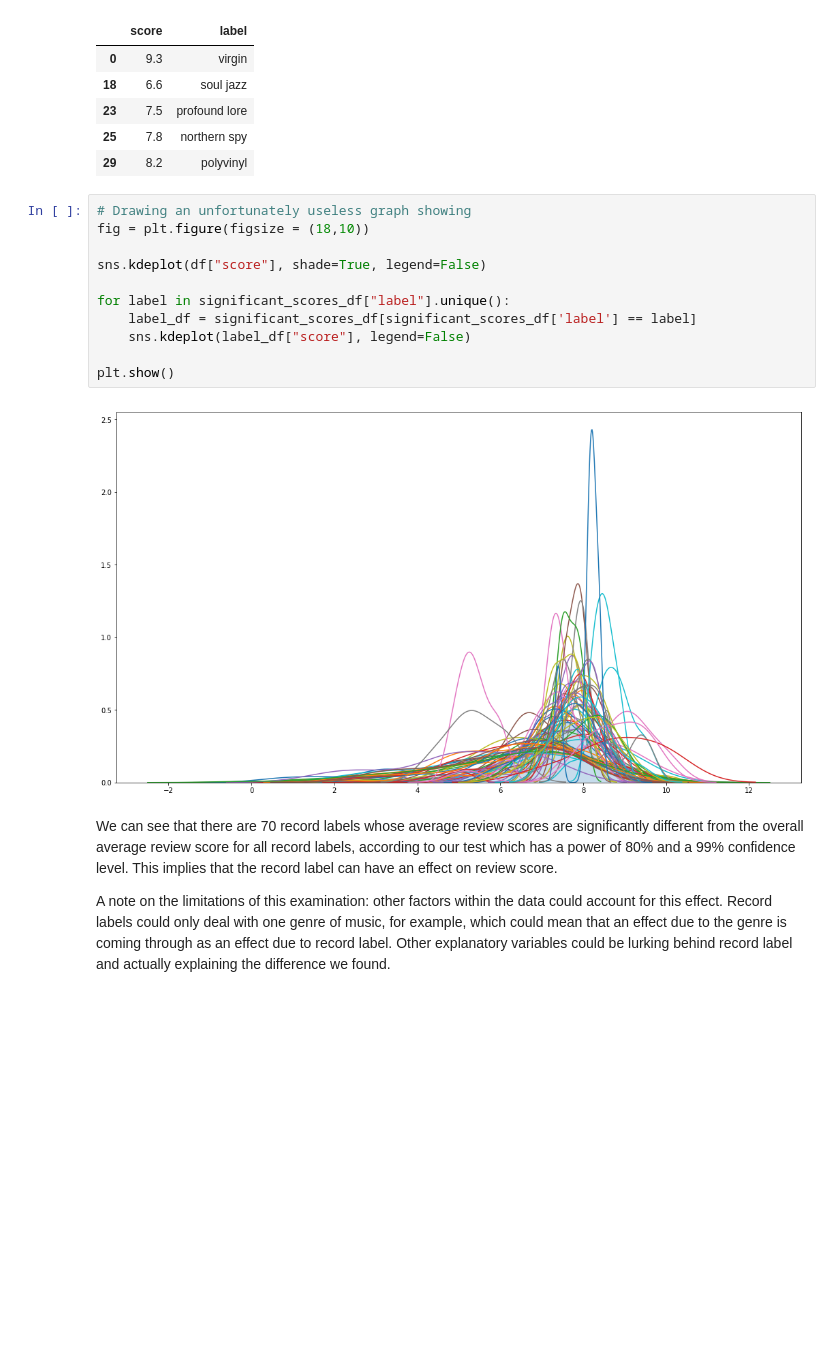
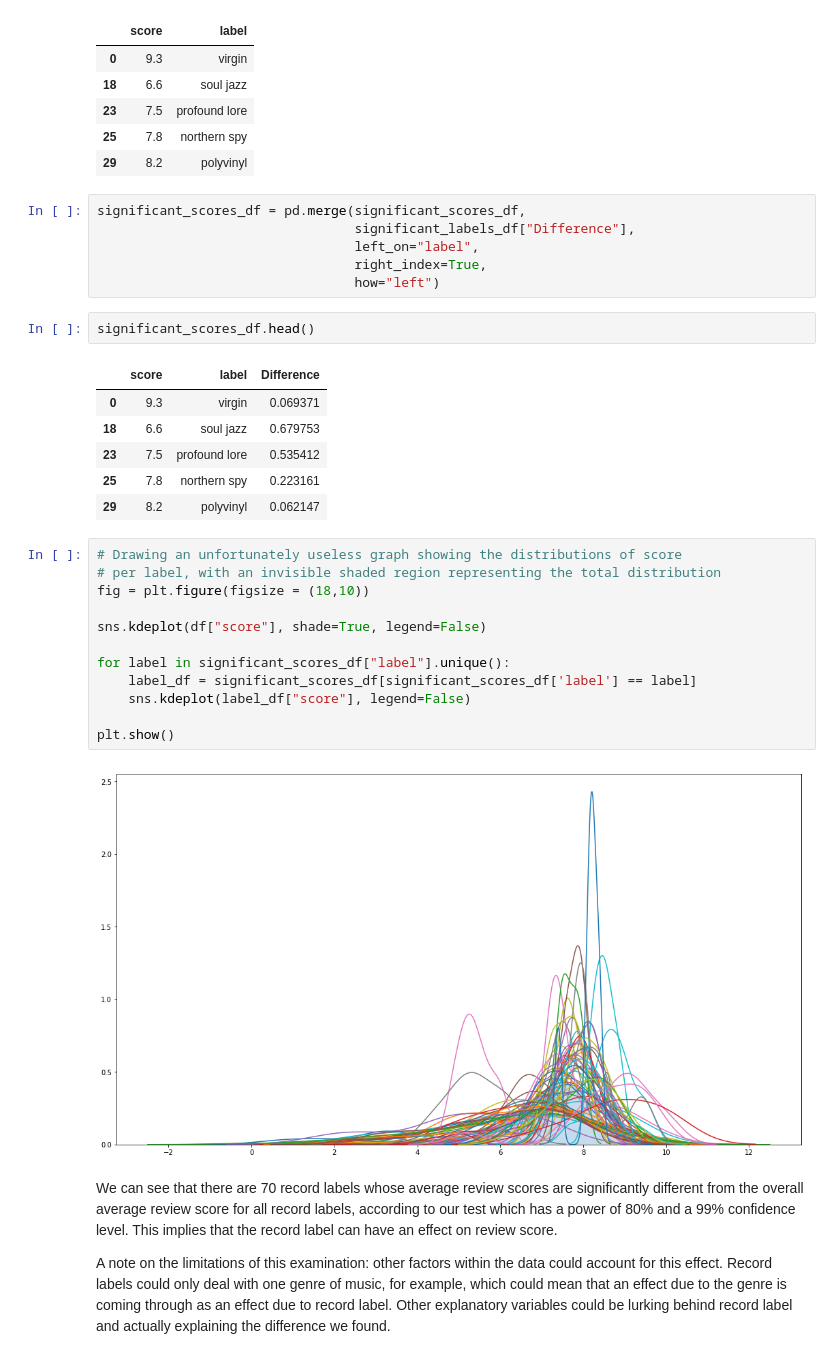
Before and after one commit to lindseyberlin/Revised-Module-3-Project, a Jupyter notebook: Question2_Label.ipynb, the cells around one changed output. Drawn from its saved outputs; the diff is of its cells as text; blank space fills up the shorter version.

```diff
--- a/Question2_Label.ipynb
+++ b/Question2_Label.ipynb
@@ -511,8 +511,24 @@ significant_scores_df.head()
 | 23 | 7.5 | profound lore |
 | 25 | 7.8 | northern spy |
 | 29 | 8.2 | polyvinyl |
+# %%
+significant_scores_df = pd.merge(significant_scores_df,
+                                 significant_labels_df["Difference"],
+                                 left_on="label",
+                                 right_index=True,
+                                 how="left")
+# %%
+significant_scores_df.head()
+# %% [output]
+|  | score | label | Difference |
+| 0 | 9.3 | virgin | 0.069371 |
+| 18 | 6.6 | soul jazz | 0.679753 |
+| 23 | 7.5 | profound lore | 0.535412 |
+| 25 | 7.8 | northern spy | 0.223161 |
+| 29 | 8.2 | polyvinyl | 0.062147 |
 # %%
-# Drawing an unfortunately useless graph showing
+# Drawing an unfortunately useless graph showing the distributions of score
+# per label, with an invisible shaded region representing the total distribution
 fig = plt.figure(figsize = (18,10))
 
 sns.kdeplot(df["score"], shade=True, legend=False)
```
Also changed, not shown: parts of 2 cells of this notebook, 1 other file.
